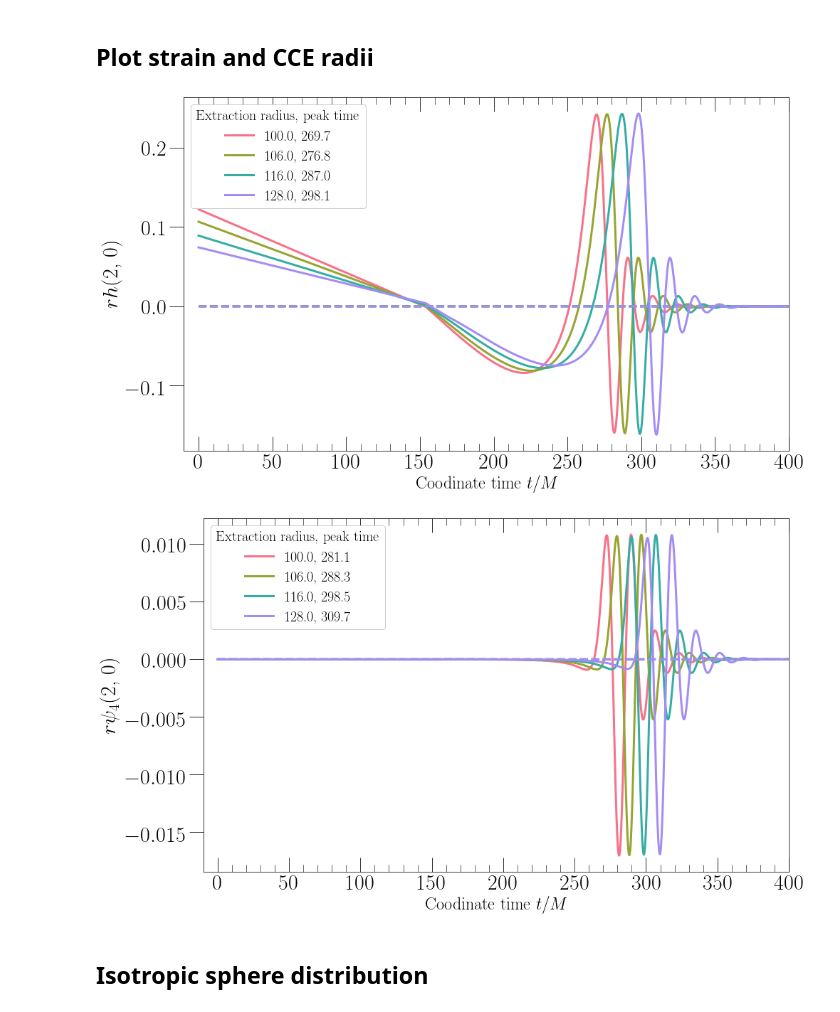
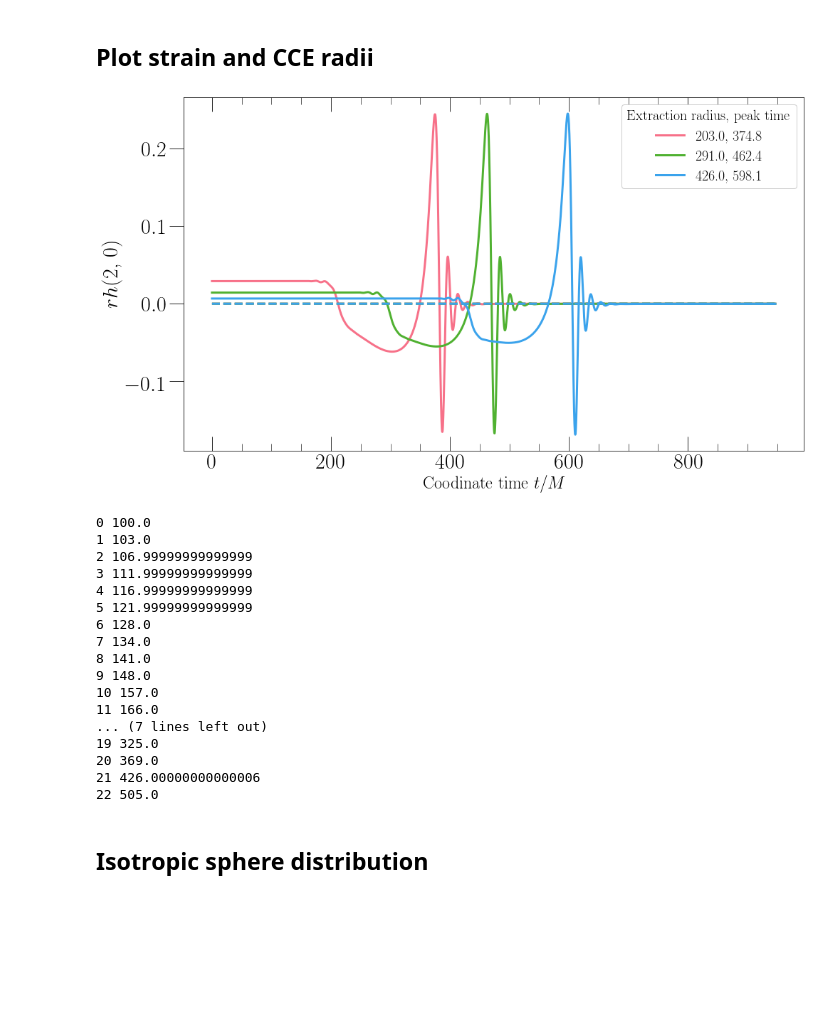
Before and after one commit to mariaokounkova/TracingMerger, a Jupyter notebook: Waveforms.ipynb, the cells around one changed output. Drawn from its saved outputs; the diff is of its cells as text; code cells hidden in the pictures; blank space fills up the shorter version.

```diff
--- a/Waveforms.ipynb
+++ b/Waveforms.ipynb
@@ -100,7 +100,8 @@ def ComputeAperatureAngle(Radius):
     alpha = 2.0 * atan(Distance/(2*Radius))
     return degrees(alpha)
 
-ComputeAperatureAngle(128)
+for r in [100, 203, 291, 426]:
+    print(r, ComputeAperatureAngle(r))
 
 #ComputeAperatureAngle(157)
 # %% [output]
@@ -293,6 +297,7 @@ def PlotRadiiGW(p, psi4=False):
     #radii = [0, 15, 20, 22, 23]
     #radii = [0, 17, 21, 23]
     radii = [0, 2, 4, 6]
+    radii = [14, 18, 21]
     cs = sns.color_palette('husl', n_colors=len(radii))
 
     for rad, i in zip(radii, range(len(radii))):
@@ -312,7 +317,7 @@ def PlotRadiiGW(p, psi4=False):
     plt.ylabel(r'$r\psi_4$' + str(mode) if psi4 else r'$rh$' + str(mode), fontsize=30)
     legend = plt.legend(title='Extraction radius, peak time', fontsize=20, framealpha=1.0)
     plt.setp(legend.get_title(),fontsize=20)
-    plt.xlim(-10, 400)
+    #plt.xlim(-10, 400)
     plt.tight_layout()
     plt.savefig('RadiiPeaks.pdf')
     plt.show()
@@ -330,36 +335,57 @@ def PlotPeakTimes(p):
         radius = int(GetWaveformRadius(p, rad))
         time, data = GetStrainMode(p, (2,0), radius=rad)
         tt = GetPeakTimeMode(time,np.absolute(data))
         peak_times.append(tt)
         radii.append(radius)
 
     plt.plot(radii, peak_times, '-o', color='pink', alpha=0.5, label='RWZ')
     print(radii)
 
     ## CCE times
     cce_rads = [100, 273, 447, 620]
     cce_peak_times = []
     for rad in cce_rads:
         time, data = GetCCEWaveform(p, str(rad))
         tt = GetPeakTimeMode(time, np.absolute(data))
         cce_peak_times.append(tt)
 
     plt.plot(cce_rads, cce_peak_times, 'o', markersize = 10, color='red', alpha=0.5, label='CCE')
 
     plt.legend()
     plt.xlabel('Extraction Radius [M]')
     plt.ylabel('$h$ Peak Time [M]')
     plt.tight_layout()
     plt.show()
 
 
 PlotRadiiGW('Data/JoinedLev2/')
-PlotRadiiGW('Data/JoinedLev2/', psi4 = True)
+#PlotRadiiGW('Data/JoinedLev2/', psi4 = True)
 #PlotRadiiCCE('Data/JoinedLev2/')
 #PlotPeakTimes('Data/JoinedLev2/')
 # %% [output]
-[figure, old version]
+[figure, new version]
-[figure, removed]
+# %%
+p = 'Data/JoinedLev2/'
+for rad in range(23):
+    print(rad, GetWaveformRadius(p, rad))
+# %% [output]
+0 100.0
+1 103.0
+2 106.99999999999999
+3 111.99999999999999
+4 116.99999999999999
+5 121.99999999999999
+6 128.0
+7 134.0
+8 141.0
+9 148.0
+10 157.0
+11 166.0
+... (7 lines left out)
+19 325.0
+20 369.0
+21 426.00000000000006
+22 505.0
 # %% [markdown]
 ## Isotropic sphere distribution
 # %%
```
Also changed, not shown: parts of 1 cell of this notebook, 1 other file.
